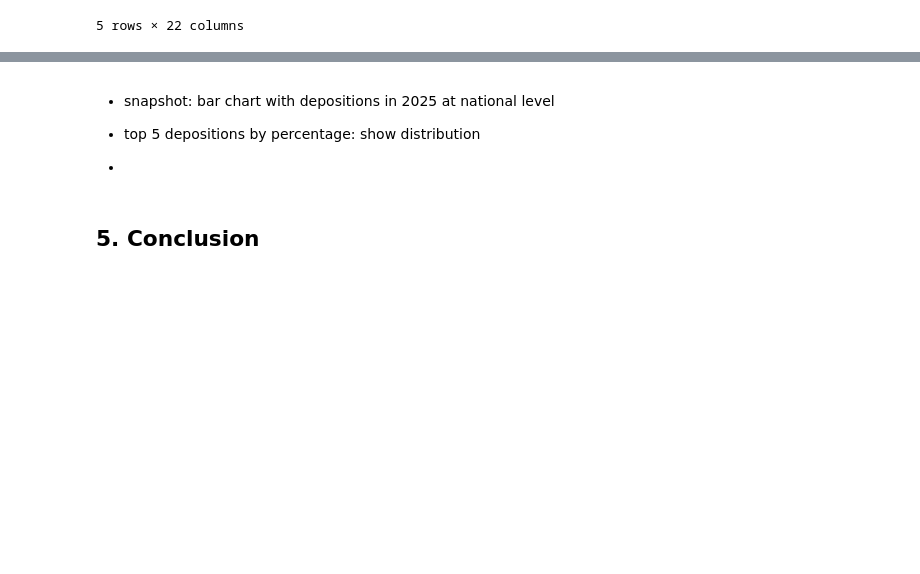
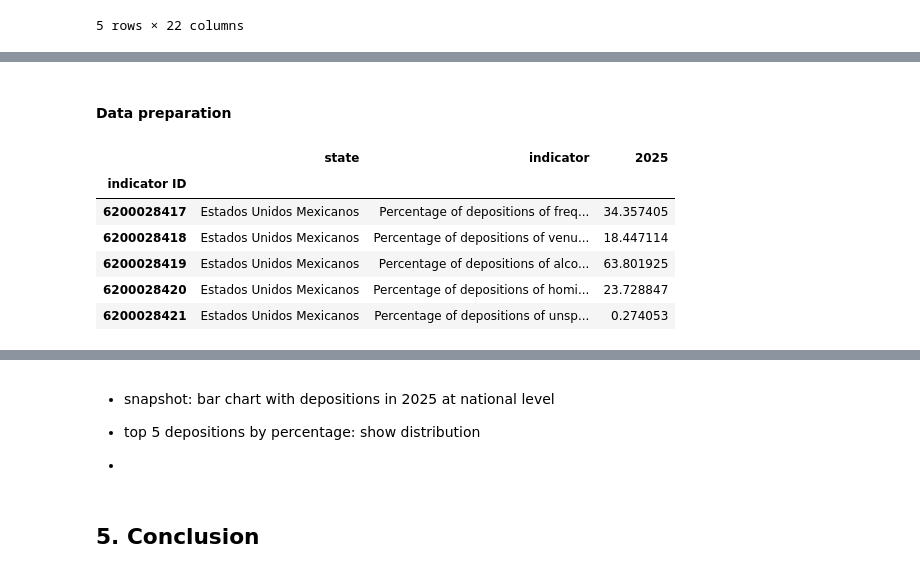
Before and after one commit to irenecelebrin/programming-for-data-analytics, a Jupyter notebook: project/project.ipynb, the cells around one changed output, grey strips where cells are left out. Cells and saved outputs as stored; diff of their text form; code cells hidden in the pictures; blank space fills up the shorter version.

```diff
--- a/project/project.ipynb
+++ b/project/project.ipynb
@@ -714,0 +729,22 @@ plt.show()
+# %% [markdown]
+#### Data preparation
+# %%
+# select subset for depositions
+depositions = data[data['indicator'].str.contains('depositions of') & (data['state ID'] == 0)]
+
+# select only 2 columns: indicator, 2025
+depositions = depositions.loc[:,['state','indicator ID','indicator','2025']]
+
+# set indicator as index
+depositions.set_index('indicator ID', inplace = True)
+
+# preview
+depositions.head(5)
+# %% [output]
+|  | state | indicator | 2025 |
+| indicator ID |  |  |  |
+| 6200028417 | Estados Unidos Mexicanos | Percentage of depositions of freq... | 34.357405 |
+| 6200028418 | Estados Unidos Mexicanos | Percentage of depositions of venu... | 18.447114 |
+| 6200028419 | Estados Unidos Mexicanos | Percentage of depositions of alco... | 63.801925 |
+| 6200028420 | Estados Unidos Mexicanos | Percentage of depositions of homi... | 23.728847 |
+| 6200028421 | Estados Unidos Mexicanos | Percentage of depositions of unsp... | 0.274053 |
```
Also changed, not shown: parts of 12 cells of this notebook.
